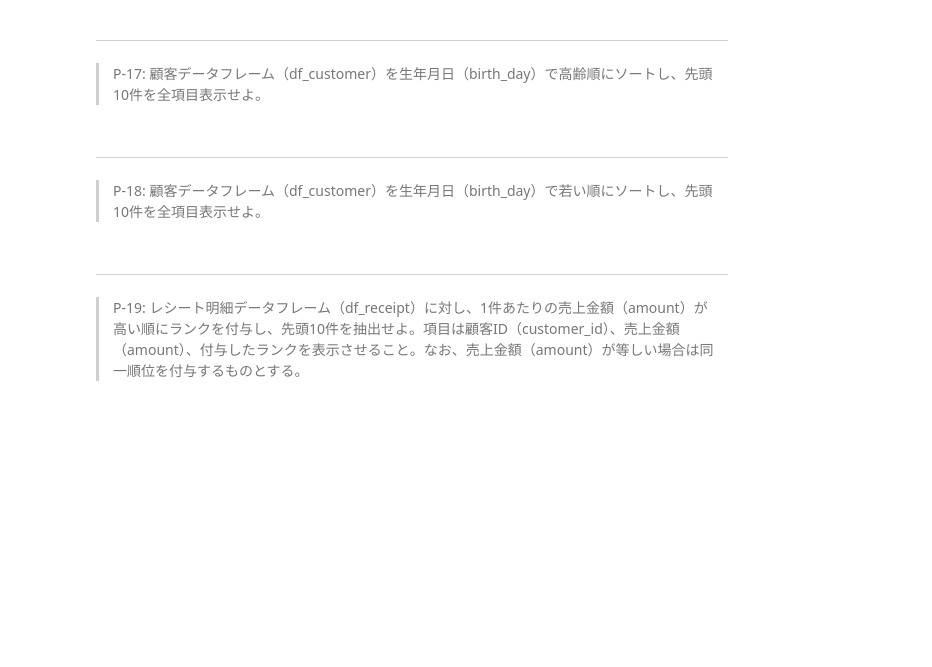
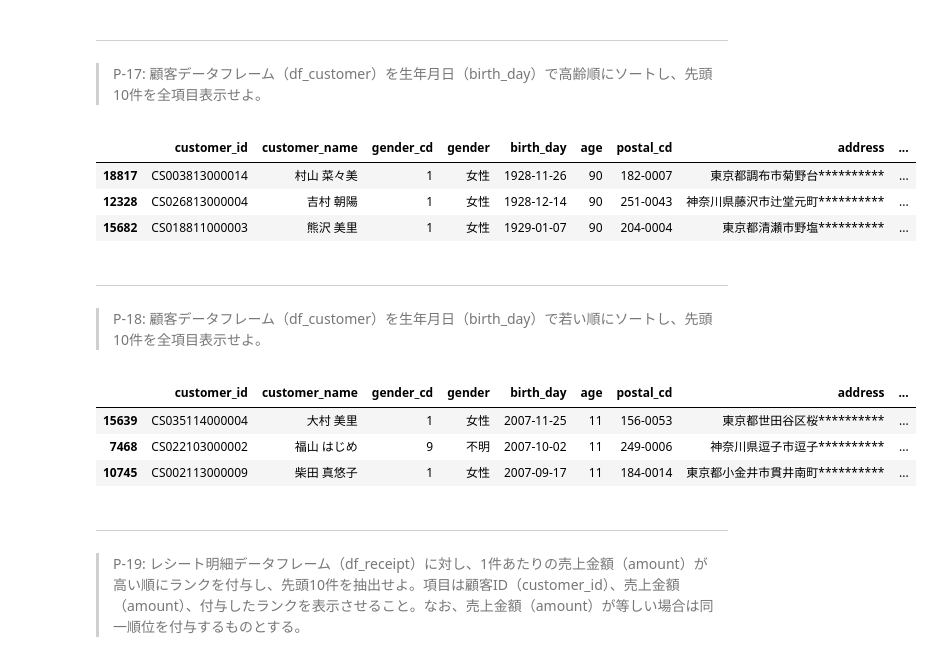
Before and after one commit to ryotoitoi/100knocks-preprocess, a Jupyter notebook: docker/work/preprocess_knock_Python.ipynb, the cells around one changed output. Cells and saved outputs as stored; diff of their text form; code cells hidden in the pictures; blank space fills up the shorter version.

```diff
--- a/docker/work/preprocess_knock_Python.ipynb
+++ b/docker/work/preprocess_knock_Python.ipynb
@@ -275,9 +273,23 @@ df_store.query("tel_no.str.contains('^[0-9]{3}-[0-9]{3}-[0-9]{4}$', regex = True
 # %% [markdown]
 ---
 > P-17: 顧客データフレーム（df_customer）を生年月日（birth_day）で高齢順にソートし、先頭10件を全項目表示せよ。
+# %%
+df_customer.sort_values('birth_day', ascending = True).head(3)
+# %% [output]
+|  | customer_id | customer_name | gender_cd | gender | birth_day | age | postal_cd | address | ... |
+| 18817 | CS003813000014 | 村山 菜々美 | 1 | 女性 | 1928-11-26 | 90 | 182-0007 | 東京都調布市菊野台********** | ... |
+| 12328 | CS026813000004 | 吉村 朝陽 | 1 | 女性 | 1928-12-14 | 90 | 251-0043 | 神奈川県藤沢市辻堂元町********** | ... |
+| 15682 | CS018811000003 | 熊沢 美里 | 1 | 女性 | 1929-01-07 | 90 | 204-0004 | 東京都清瀬市野塩********** | ... |
 # %% [markdown]
 ---
 > P-18: 顧客データフレーム（df_customer）を生年月日（birth_day）で若い順にソートし、先頭10件を全項目表示せよ。
+# %%
+df_customer.sort_values('birth_day', ascending = False).head(3)
+# %% [output]
+|  | customer_id | customer_name | gender_cd | gender | birth_day | age | postal_cd | address | ... |
+| 15639 | CS035114000004 | 大村 美里 | 1 | 女性 | 2007-11-25 | 11 | 156-0053 | 東京都世田谷区桜********** | ... |
+| 7468 | CS022103000002 | 福山 はじめ | 9 | 不明 | 2007-10-02 | 11 | 249-0006 | 神奈川県逗子市逗子********** | ... |
+| 10745 | CS002113000009 | 柴田 真悠子 | 1 | 女性 | 2007-09-17 | 11 | 184-0014 | 東京都小金井市貫井南町********** | ... |
 # %% [markdown]
 ---
 > P-19: レシート明細データフレーム（df_receipt）に対し、1件あたりの売上金額（amount）が高い順にランクを付与し、先頭10件を抽出せよ。項目は顧客ID（customer_id）、売上金額（amount）、付与したランクを表示させること。なお、売上金額（amount）が等しい場合は同一順位を付与するものとする。
```
Also changed, not shown: parts of 9 cells of this notebook, 1 other file.
